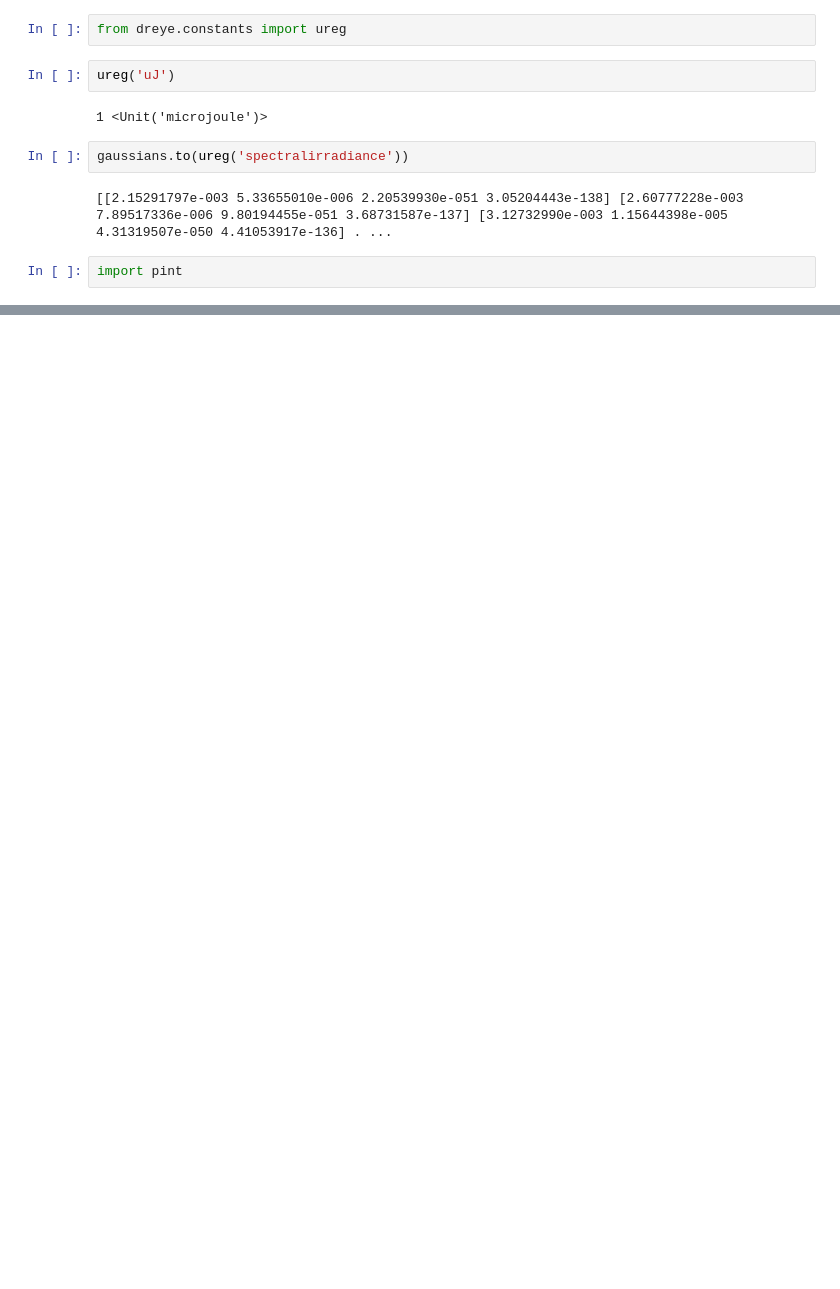
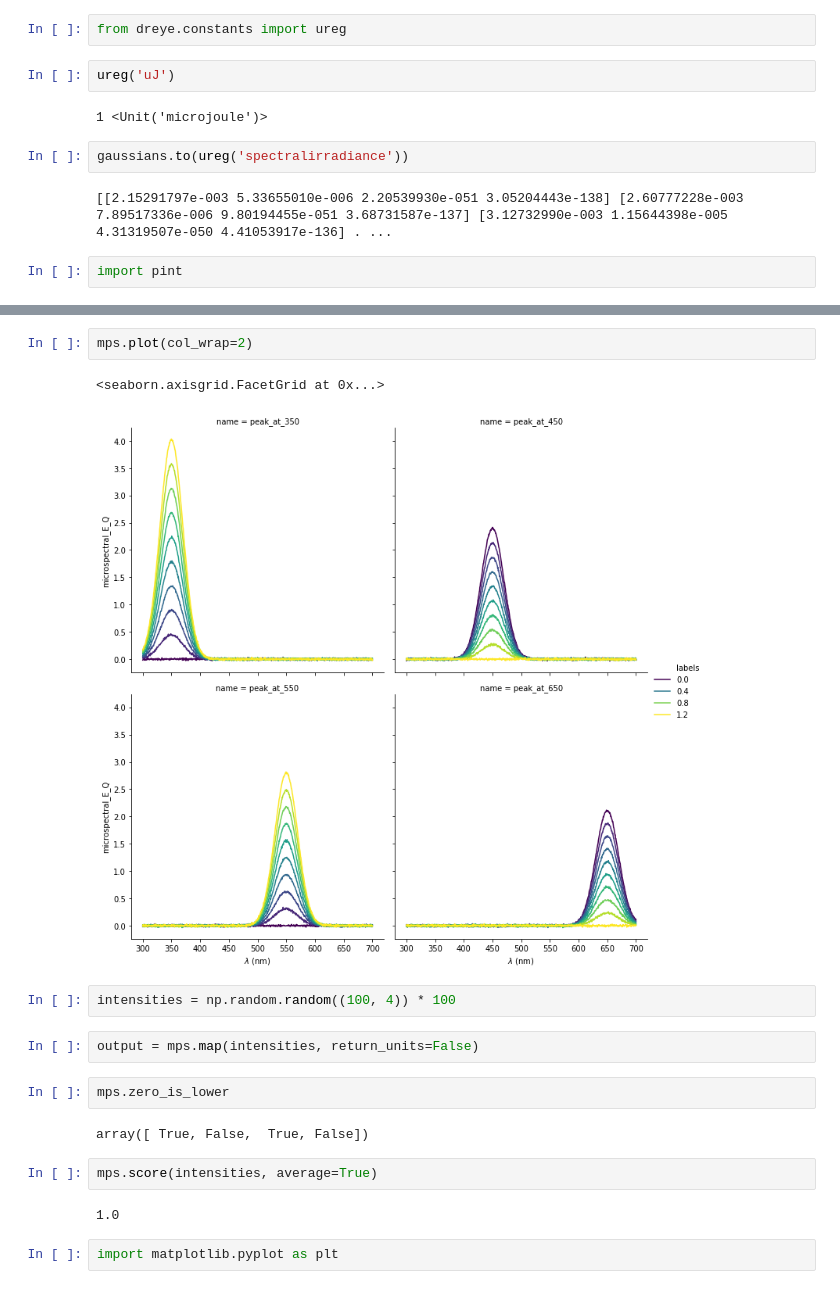
Before and after one commit to neuralsignal/dreye, a Jupyter notebook: messy_notebooks/rebase_Tests.ipynb, the cells around one changed output, grey strips where cells are left out. Drawn from its saved outputs; the diff is of its cells as text; blank space fills up the shorter version.

```diff
--- a/messy_notebooks/rebase_Tests.ipynb
+++ b/messy_notebooks/rebase_Tests.ipynb
@@ -466,0 +533,19 @@ pint.__version__
+# %%
+mps.plot(col_wrap=2)
+# %% [output]
+<seaborn.axisgrid.FacetGrid at 0x...>
+[figure, added]
+# %%
+intensities = np.random.random((100, 4)) * 100
+# %%
+output = mps.map(intensities, return_units=False)
+# %%
+mps.zero_is_lower
+# %% [output]
+array([ True, False,  True, False])
+# %%
+mps.score(intensities, average=True)
+# %% [output]
+1.0
+# %%
+import matplotlib.pyplot as plt
```
Also changed, not shown: parts of 96 cells of this notebook, 15 other files.
